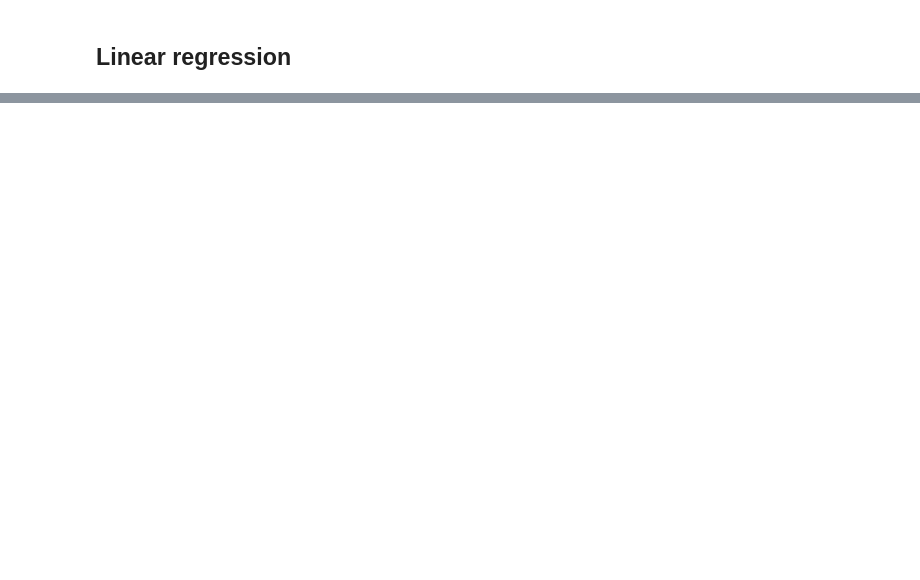
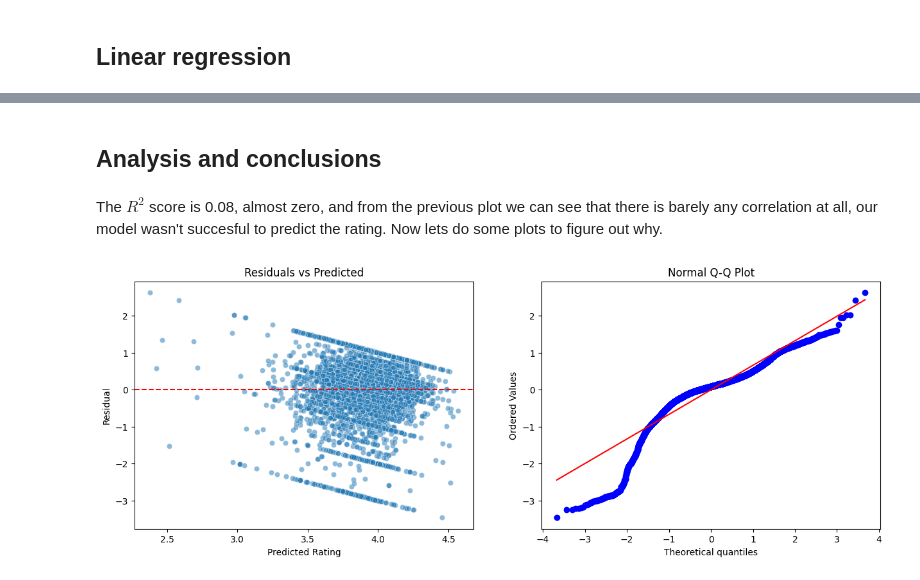
Before and after one commit to pcturnes/small-projects, a Jupyter notebook: BigBasket-Analysis/lin_reg_1.ipynb, the cells around one changed output, grey strips where cells are left out. Drawn from its saved outputs; the diff is of its cells as text; code cells hidden in the pictures; blank space fills up the shorter version.

```diff
--- a/BigBasket-Analysis/lin_reg_1.ipynb
+++ b/BigBasket-Analysis/lin_reg_1.ipynb
@@ -552,0 +290,27 @@ BaseModel    Test 0.550976 0.505593 0.742278 -3.229992e-07
+# %% [markdown]
+## Analysis and conclusions
+# %% [markdown]
+The $R^2$ score is 0.08, almost zero, and from the previous plot we can see that there is barely any correlation at all, our model wasn't succesful to predict the rating. Now lets do some plots to figure out why.
+# %%
+import matplotlib.pyplot as plt
+import seaborn as sns
+import scipy.stats as stats
+
+residuals = y_test - y_pred_test
+
+fig, ax = plt.subplots(1, 2, figsize=(15, 5))
+
+# Residual Plot
+sns.scatterplot(x=y_pred_test, y=residuals, ax=ax[0], alpha=0.5)
+ax[0].axhline(0, color='red', linestyle='--')
+ax[0].set_title('Residuals vs Predicted')
+ax[0].set_xlabel('Predicted Rating')
+ax[0].set_ylabel('Residual')
+
+# Normality of Errors (Q-Q Plot)
+stats.probplot(residuals, dist="norm", plot=ax[1])
+ax[1].set_title('Normal Q-Q Plot')
+
+plt.show()
+# %% [output]
+[figure, added]
```
Also changed, not shown: parts of 41 cells of this notebook, 1 other file.
